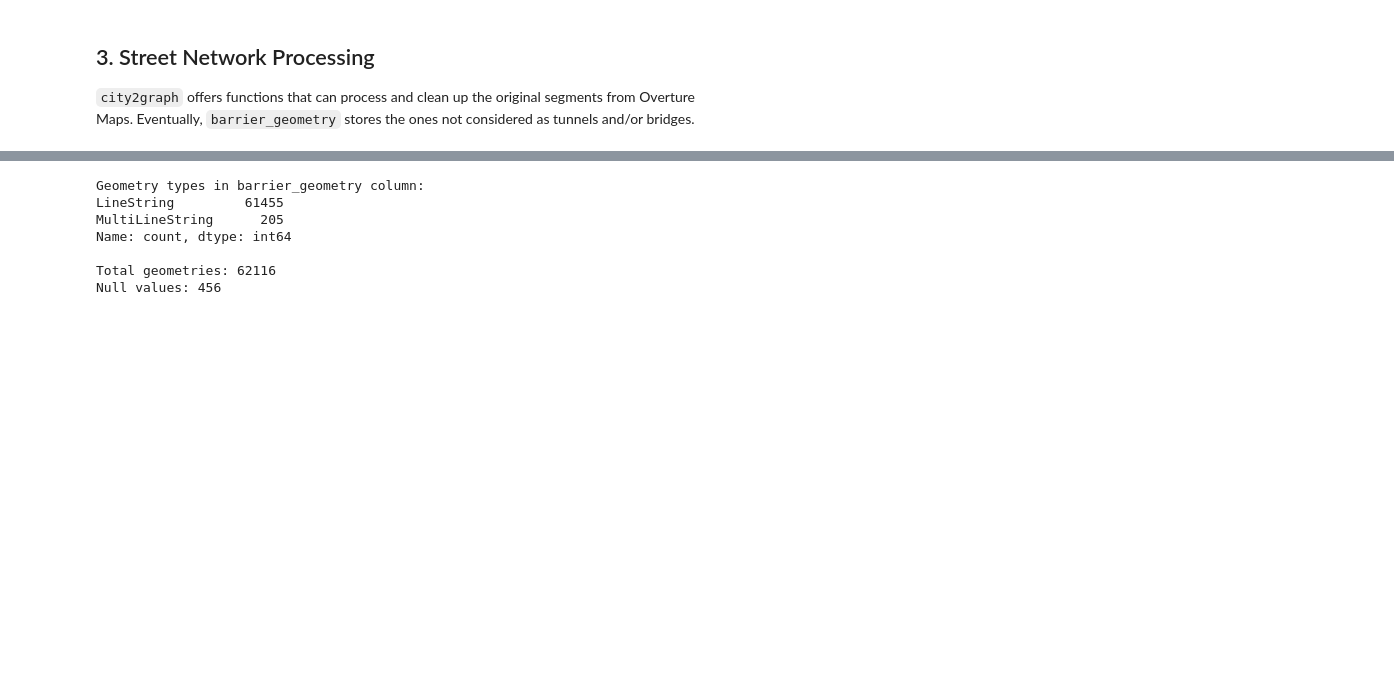
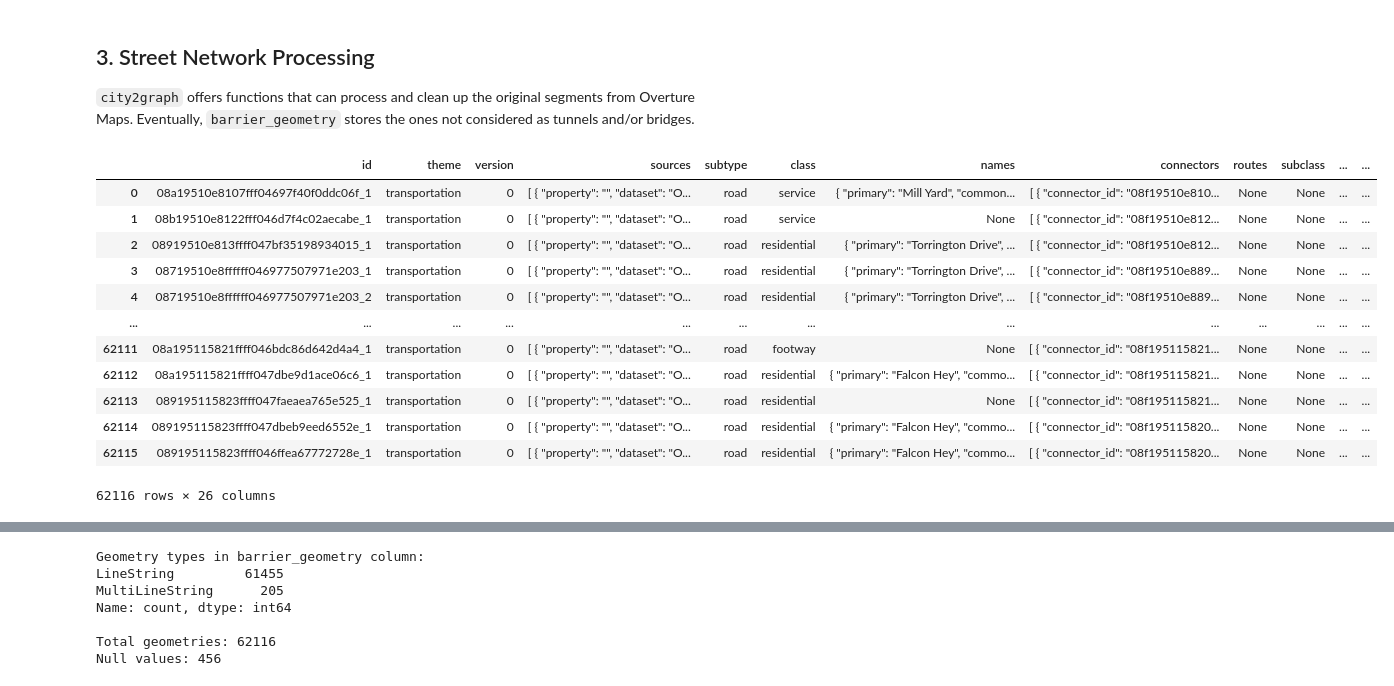
Before and after one commit to yu-ta-sato/city2graph, a Jupyter notebook: docs/source/examples/morphological_networks_from_overturemaps.ipynb, the cells around one changed output, grey strips where cells are left out. Drawn from its saved outputs; the diff is of its cells as text; code cells hidden in the pictures; blank space fills up the shorter version.

```diff
--- a/docs/source/examples/morphological_networks_from_overturemaps.ipynb
+++ b/docs/source/examples/morphological_networks_from_overturemaps.ipynb
@@ -69,3 +69,19 @@ segments_gdf = segments_gdf[segments_gdf["subtype"] == "road"].copy()
 segments_gdf = city2graph.process_overture_segments(segments_gdf=segments_gdf,
                                                     get_barriers=True,
                                                     connectors_gdf=connectors_gdf)
+# %%
+segments_gdf
+# %% [output]
+|  | id | theme | version | sources | subtype | class | names | connectors | routes | subclass | ... | ... |
+| 0 | 08a19510e8107fff04697f40f0ddc06f_1 | transportation | 0 | [ { "property": "", "dataset": "O... | road | service | { "primary": "Mill Yard", "common... | [ { "connector_id": "08f19510e810... | None | None | ... | ... |
+| 1 | 08b19510e8122fff046d7f4c02aecabe_1 | transportation | 0 | [ { "property": "", "dataset": "O... | road | service | None | [ { "connector_id": "08f19510e812... | None | None | ... | ... |
+| 2 | 08919510e813ffff047bf35198934015_1 | transportation | 0 | [ { "property": "", "dataset": "O... | road | residential | { "primary": "Torrington Drive", ... | [ { "connector_id": "08f19510e812... | None | None | ... | ... |
+| 3 | 08719510e8ffffff046977507971e203_1 | transportation | 0 | [ { "property": "", "dataset": "O... | road | residential | { "primary": "Torrington Drive", ... | [ { "connector_id": "08f19510e889... | None | None | ... | ... |
+| 4 | 08719510e8ffffff046977507971e203_2 | transportation | 0 | [ { "property": "", "dataset": "O... | road | residential | { "primary": "Torrington Drive", ... | [ { "connector_id": "08f19510e889... | None | None | ... | ... |
+| ... | ... | ... | ... | ... | ... | ... | ... | ... | ... | ... | ... | ... |
+| 62111 | 08a195115821ffff046bdc86d642d4a4_1 | transportation | 0 | [ { "property": "", "dataset": "O... | road | footway | None | [ { "connector_id": "08f195115821... | None | None | ... | ... |
+| 62112 | 08a195115821ffff047dbe9d1ace06c6_1 | transportation | 0 | [ { "property": "", "dataset": "O... | road | residential | { "primary": "Falcon Hey", "commo... | [ { "connector_id": "08f195115821... | None | None | ... | ... |
+| 62113 | 089195115823ffff047faeaea765e525_1 | transportation | 0 | [ { "property": "", "dataset": "O... | road | residential | None | [ { "connector_id": "08f195115821... | None | None | ... | ... |
+| 62114 | 089195115823ffff047dbeb9eed6552e_1 | transportation | 0 | [ { "property": "", "dataset": "O... | road | residential | { "primary": "Falcon Hey", "commo... | [ { "connector_id": "08f195115820... | None | None | ... | ... |
+| 62115 | 089195115823ffff046ffea67772728e_1 | transportation | 0 | [ { "property": "", "dataset": "O... | road | residential | { "primary": "Falcon Hey", "commo... | [ { "connector_id": "08f195115820... | None | None | ... | ... |
+62116 rows × 26 columns
```
Also changed, not shown: parts of 58 cells of this notebook, 3 other files.
